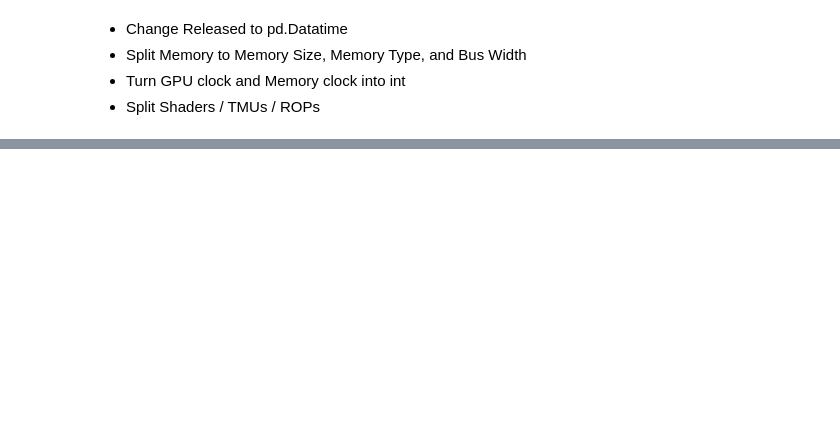
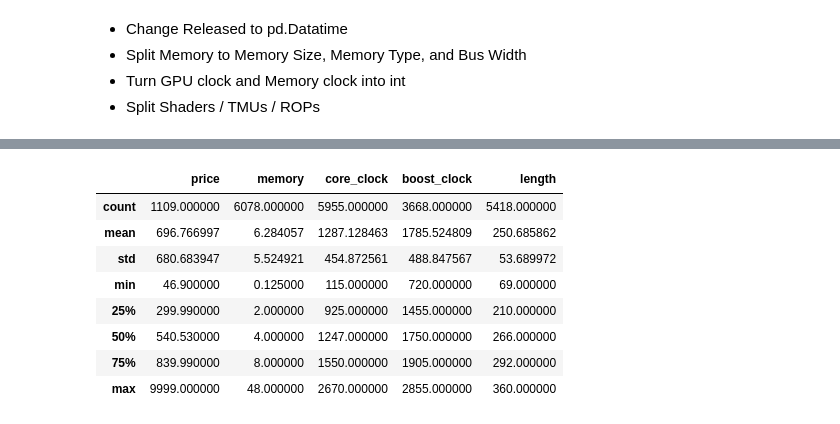
Before and after one commit to chengeric155/Computer-Building-Analysis, a Jupyter notebook: GPU Analysis.ipynb, the cells around one changed output, grey strips where cells are left out. Saved outputs shown, nothing was run; the diff lists cells and outputs as text; code cells hidden in the pictures; blank space fills up the shorter version.

```diff
--- a/GPU Analysis.ipynb
+++ b/GPU Analysis.ipynb
@@ -241,0 +273,12 @@ def split_column(df, col:str, separator:str, headers:list[str]):
+# %%
+with_manufacturer.describe()
+# %% [output]
+|  | price | memory | core_clock | boost_clock | length |
+| count | 1109.000000 | 6078.000000 | 5955.000000 | 3668.000000 | 5418.000000 |
+| mean | 696.766997 | 6.284057 | 1287.128463 | 1785.524809 | 250.685862 |
+| std | 680.683947 | 5.524921 | 454.872561 | 488.847567 | 53.689972 |
+| min | 46.900000 | 0.125000 | 115.000000 | 720.000000 | 69.000000 |
+| 25% | 299.990000 | 2.000000 | 925.000000 | 1455.000000 | 210.000000 |
+| 50% | 540.530000 | 4.000000 | 1247.000000 | 1750.000000 | 266.000000 |
+| 75% | 839.990000 | 8.000000 | 1550.000000 | 1905.000000 | 292.000000 |
+| max | 9999.000000 | 48.000000 | 2670.000000 | 2855.000000 | 360.000000 |
```
Also changed, not shown: parts of 6 cells of this notebook.
